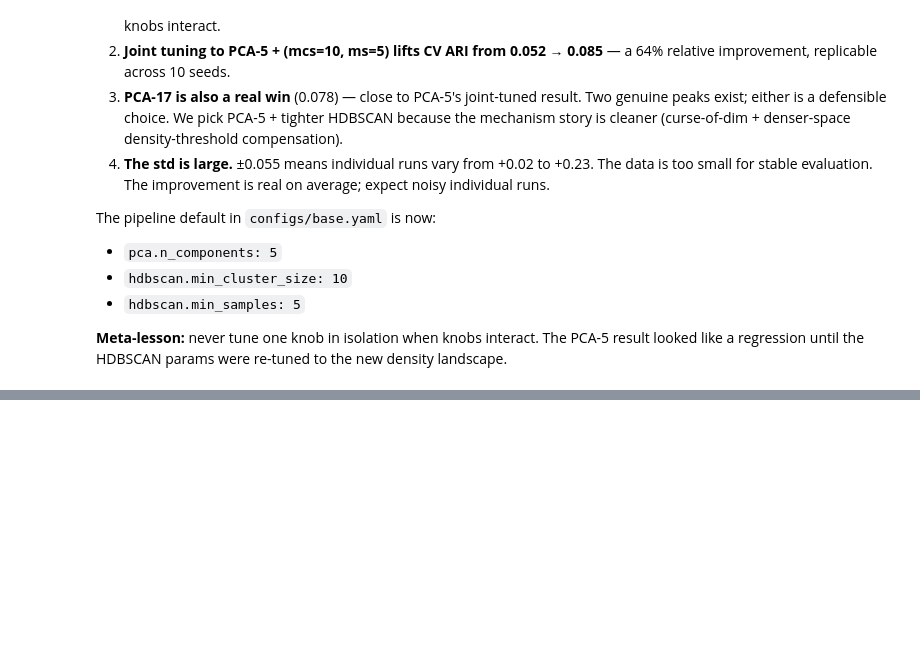
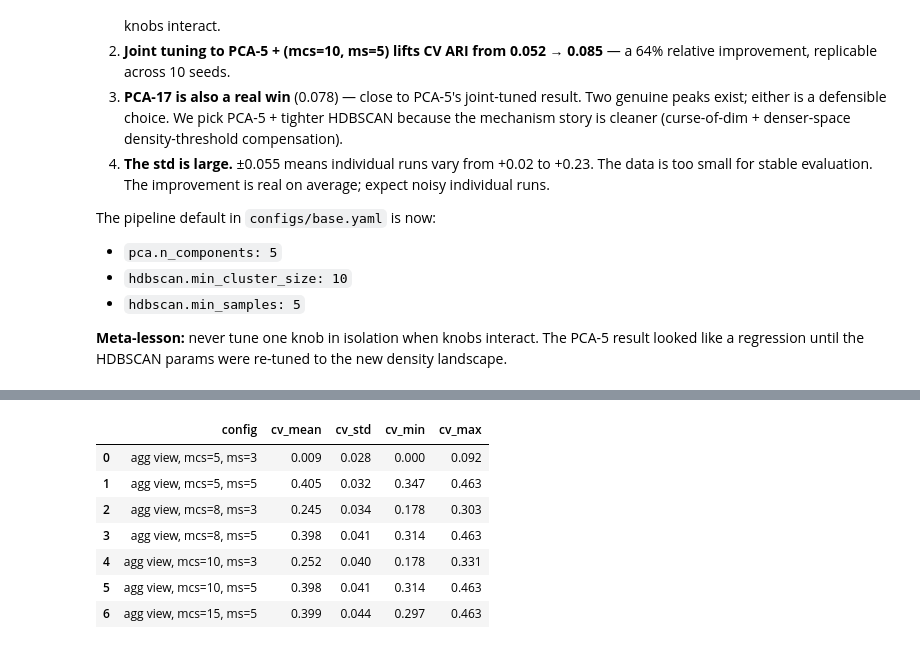
Before and after one commit to amirsdg77/sensor_cluster, a Jupyter notebook: notebooks/04_feature_engineering.ipynb, the cells around one changed output, grey strips where cells are left out. Drawn from its saved outputs; the diff is of its cells as text; code cells hidden in the pictures; blank space fills up the shorter version.

Commit message:
Add aggregates feature mode; CV ARI 0.09 -> 0.43

```diff
--- a/notebooks/04_feature_engineering.ipynb
+++ b/notebooks/04_feature_engineering.ipynb
@@ -486,0 +501,88 @@ The pipeline default in `configs/base.yaml` is now:
+# %%
+# Multi-seed CV: aggregates view + HDBSCAN, sweeping (mcs, ms).
+
+
+def aggregates_transform_fn(X_train):
+    """Fit standardization on training rows, return a transform that
+    computes per-row aggregates on the standardized values. Standardizer
+    is fit on training only — no leakage from held-out rows."""
+    scaler = StandardScaler().fit(X_train)
+
+    def transform(X):
+        Xs = scaler.transform(X)
+        return np.column_stack(
+            [
+                Xs.mean(axis=1),
+                Xs.std(axis=1),
+                Xs.min(axis=1),
+                Xs.max(axis=1),
+                Xs.max(axis=1) - Xs.min(axis=1),
+                sp_stats.skew(Xs, axis=1),
+                sp_stats.kurtosis(Xs, axis=1),
+                np.quantile(Xs, 0.25, axis=1),
+                np.quantile(Xs, 0.75, axis=1),
+                np.median(Xs, axis=1),
+            ]
+        )
+
+    return transform
+
+
+def cv_ari_aggregates_seeded(X_raw, y_full, mask_arr, mcs, ms, seed):
+    """Honest CV ARI for the aggregates view at one seed."""
+    from sklearn.model_selection import StratifiedKFold
+
+    y_arr = np.asarray(y_full)
+    labeled_idx = np.where(mask_arr)[0]
+    y_lab_int = y_arr[mask_arr].astype(int)
+    skf = StratifiedKFold(n_splits=5, shuffle=True, random_state=seed)
+    fold_aris = []
+    for _, te_idx_in_lab in skf.split(labeled_idx, y_lab_int):
+        train_pos = np.setdiff1d(np.arange(len(X_raw)), labeled_idx[te_idx_in_lab])
+        test_pos = labeled_idx[te_idx_in_lab]
+        transform = aggregates_transform_fn(X_raw[train_pos])
+        Xp_tr = transform(X_raw[train_pos])
+        Xp_te = transform(X_raw[test_pos])
+        m = hdbscan.HDBSCAN(min_cluster_size=mcs, min_samples=ms, prediction_data=True).fit(Xp_tr)
+        train_labels = m.labels_
+        train_y = np.array([int(y_arr[pos]) if mask_arr[pos] else -999 for pos in train_pos])
+        labeled_in_train = train_y != -999
+        cluster_to_class = {}
+        for cid in set(train_labels.tolist()):
+            mask_cid = (train_labels == cid) & labeled_in_train
+            if mask_cid.sum() == 0:
+                continue
+            vals, cnts = np.unique(train_y[mask_cid], return_counts=True)
+            cluster_to_class[int(cid)] = int(vals[np.argmax(cnts)])
+        test_clusters, _ = hdbscan.approximate_predict(m, Xp_te)
+        preds = np.array([cluster_to_class.get(int(c), -1) for c in test_clusters])
+        y_te_true = y_lab_int[te_idx_in_lab]
+        fold_aris.append(adjusted_rand_score(y_te_true, preds))
+    return float(np.nanmean(fold_aris))
+
+
+# Multi-seed sweep: (mcs, ms) on the aggregates view.
+agg_rows = []
+for mcs, ms in [(5, 3), (5, 5), (8, 3), (8, 5), (10, 3), (10, 5), (15, 5)]:
+    cvs = [cv_ari_aggregates_seeded(X, y_int, mask_arr, mcs, ms, s) for s in range(10)]
+    arr = np.array(cvs)
+    agg_rows.append(
+        {
+            "config": f"agg view, mcs={mcs}, ms={ms}",
+            "cv_mean": arr.mean(),
+            "cv_std": arr.std(),
+            "cv_min": arr.min(),
+            "cv_max": arr.max(),
+        }
+    )
+agg_table = pd.DataFrame(agg_rows)
+agg_table.round(3)
+# %% [output]
+|  | config | cv_mean | cv_std | cv_min | cv_max |
+| 0 | agg view, mcs=5, ms=3 | 0.009 | 0.028 | 0.000 | 0.092 |
+| 1 | agg view, mcs=5, ms=5 | 0.405 | 0.032 | 0.347 | 0.463 |
+| 2 | agg view, mcs=8, ms=3 | 0.245 | 0.034 | 0.178 | 0.303 |
+| 3 | agg view, mcs=8, ms=5 | 0.398 | 0.041 | 0.314 | 0.463 |
+| 4 | agg view, mcs=10, ms=3 | 0.252 | 0.040 | 0.178 | 0.331 |
+| 5 | agg view, mcs=10, ms=5 | 0.398 | 0.041 | 0.314 | 0.463 |
+| 6 | agg view, mcs=15, ms=5 | 0.399 | 0.044 | 0.297 | 0.463 |
```
Also changed, not shown: parts of 2 cells of this notebook, 5 other files.
